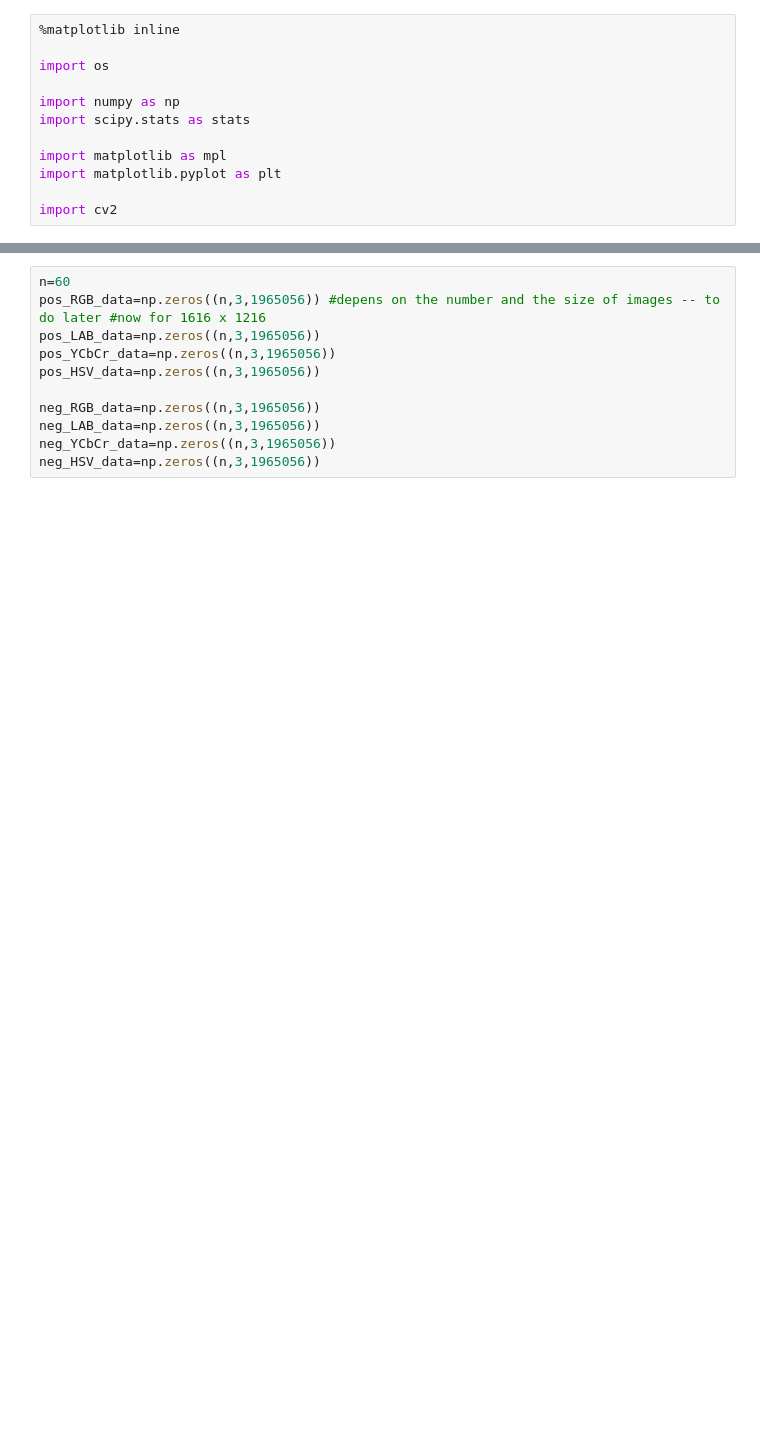
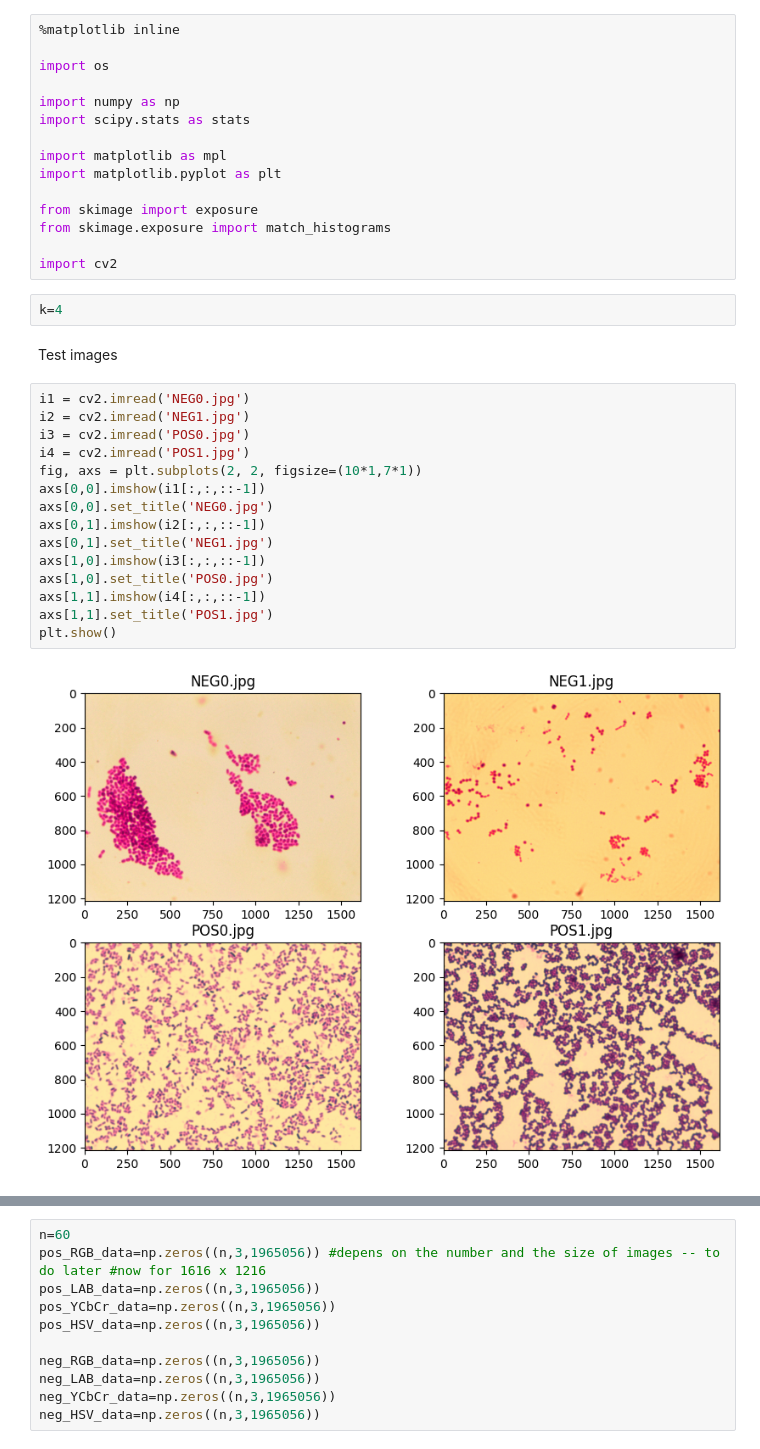
Before and after one commit to vrklkv/bacteria-classification, a Jupyter notebook: classification_research.ipynb, the cells around one changed output, grey strips where cells are left out. Cells and saved outputs as stored; diff of their text form; blank space fills up the shorter version.

```diff
--- a/classification_research.ipynb
+++ b/classification_research.ipynb
@@ -9,4 +9,28 @@ import scipy.stats as stats
 import matplotlib as mpl
 import matplotlib.pyplot as plt
 
+from skimage import exposure
+from skimage.exposure import match_histograms
+
 import cv2
+# %%
+k=4
+# %% [markdown]
+Test images
+# %%
+i1 = cv2.imread('NEG0.jpg')
+i2 = cv2.imread('NEG1.jpg')
+i3 = cv2.imread('POS0.jpg')
+i4 = cv2.imread('POS1.jpg')
+fig, axs = plt.subplots(2, 2, figsize=(10*1,7*1))
+axs[0,0].imshow(i1[:,:,::-1])
+axs[0,0].set_title('NEG0.jpg')
+axs[0,1].imshow(i2[:,:,::-1])
+axs[0,1].set_title('NEG1.jpg')
+axs[1,0].imshow(i3[:,:,::-1])
+axs[1,0].set_title('POS0.jpg')
+axs[1,1].imshow(i4[:,:,::-1])
+axs[1,1].set_title('POS1.jpg')
+plt.show()
+# %% [output]
+[figure, added]
```
Also changed, not shown: parts of 13 cells of this notebook.
